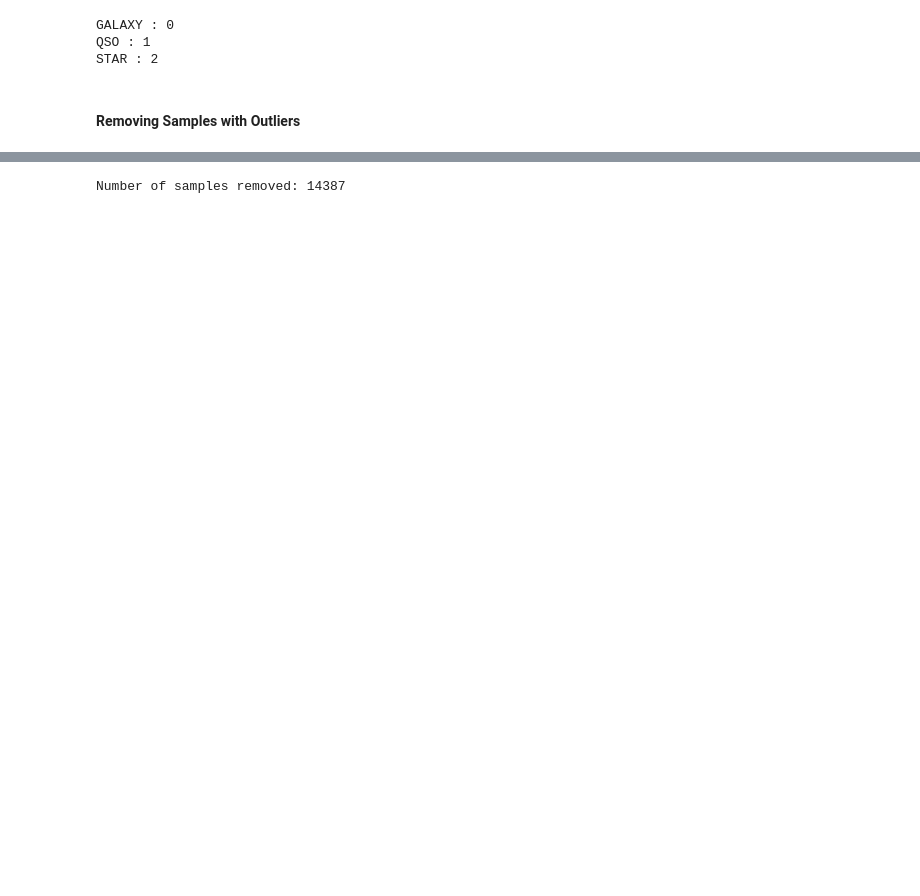
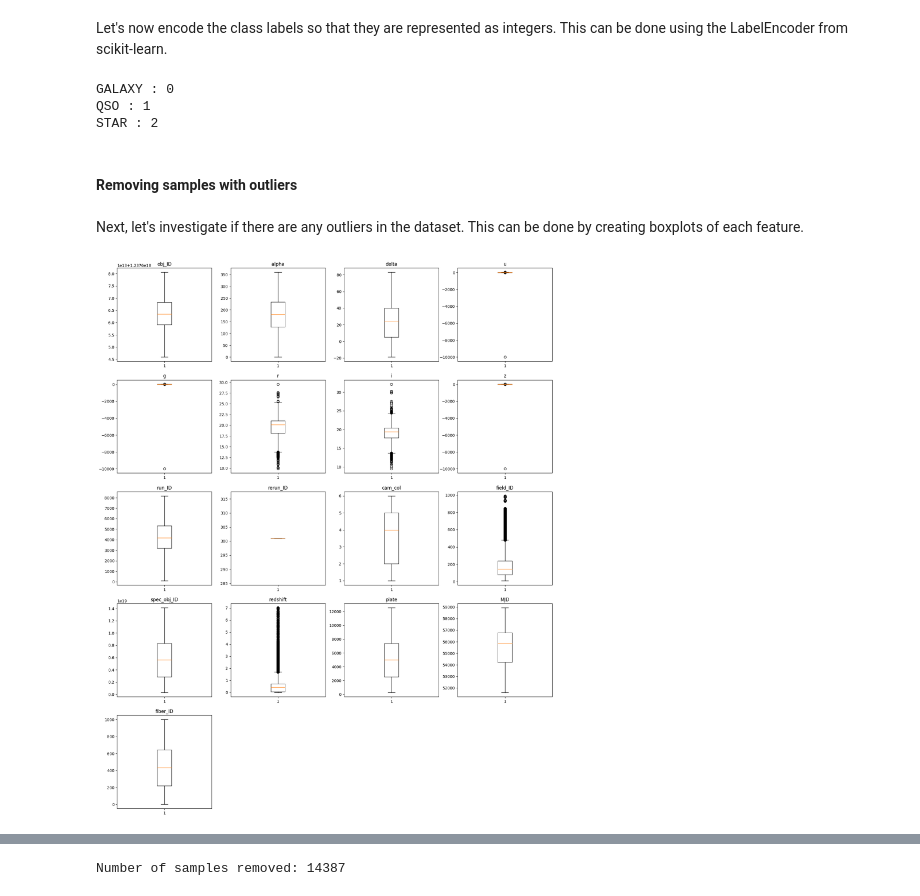
Before and after one commit to camwhite18/ml-classification-regression, a Jupyter notebook: task3_1.ipynb, the cells around one changed output, grey strips where cells are left out. Drawn from its saved outputs; the diff is of its cells as text; code cells hidden in the pictures; blank space fills up the shorter version.

```diff
--- a/task3_1.ipynb
+++ b/task3_1.ipynb
@@ -77,0 +59,12 @@ Total: 0 missing values
+# %%
+star_file_name = 'datasets/star_assessment.csv'
+
+# Read the features in from the dataset
+star_features = np.genfromtxt(star_file_name, delimiter=',', encoding="utf-8", skip_header=True, usecols=range(0, 17))
+
+# Read the feature names in from the dataset and remove the quotes
+star_features_names = np.genfromtxt(star_file_name, delimiter=',', encoding="utf-8", usecols=range(0, 17), dtype=None, max_rows=1)
+star_features_names = [name.replace('"', '') for name in star_features_names]
+
+# Read the labels in from the dataset
+star_labels = np.genfromtxt(star_file_name, delimiter=',', encoding="utf-8", skip_header=True, usecols=17, dtype=None)
@@ -78,3 +185,5 @@ Total: 0 missing values
+# %% [markdown]
+Let's now encode the class labels so that they are represented as integers. This can be done using the LabelEncoder from scikit-learn.
 # %%
 # Encode the class labels
 label_encoder = LabelEncoder()
@@ -87,5 +196,11 @@ for k, v in enumerate(label_encoder.classes_):
 GALAXY : 0
 QSO : 1
 STAR : 2
-# %% [markdown]
-#### Removing Samples with Outliers
+# %% [markdown]
+#### Removing samples with outliers <a class="anchor" id="Removing-samples-with-outliers-star"></a>
+# %% [markdown]
+Next, let's investigate if there are any outliers in the dataset. This can be done by creating boxplots of each feature.
+# %%
+plot_feature_boxplot(star_features_imputed, star_features_names)
+# %% [output]
+[figure, added]
```
Also changed, not shown: parts of 205 cells of this notebook, 12 other files.
